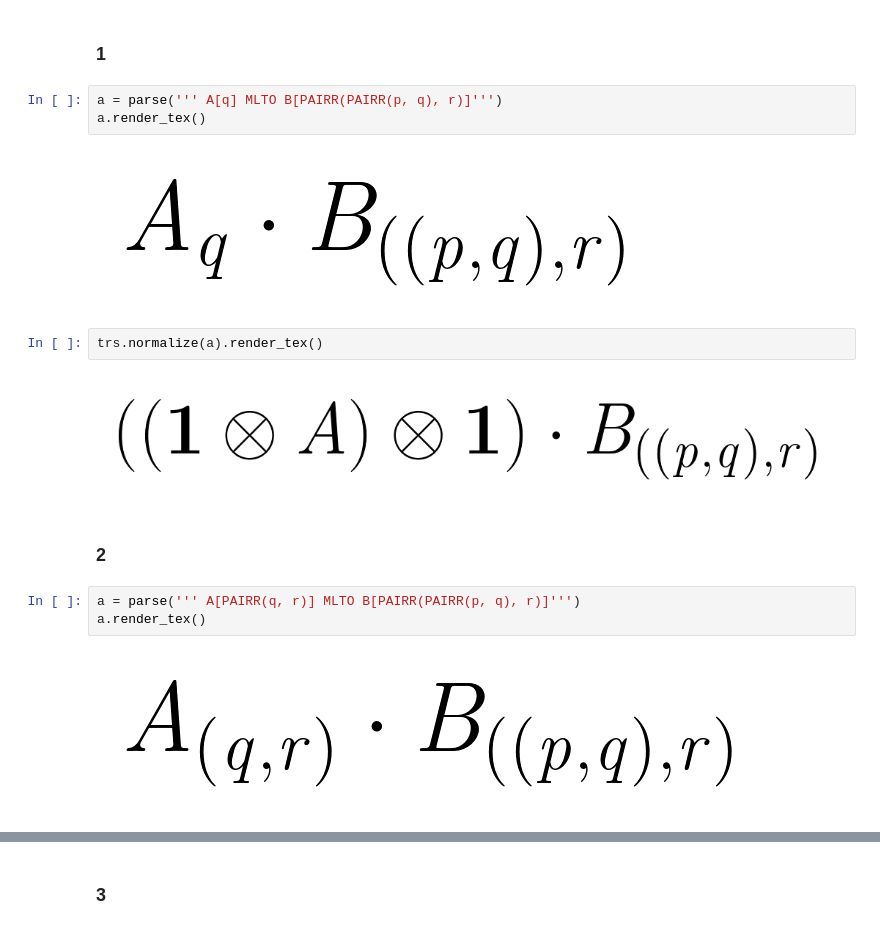
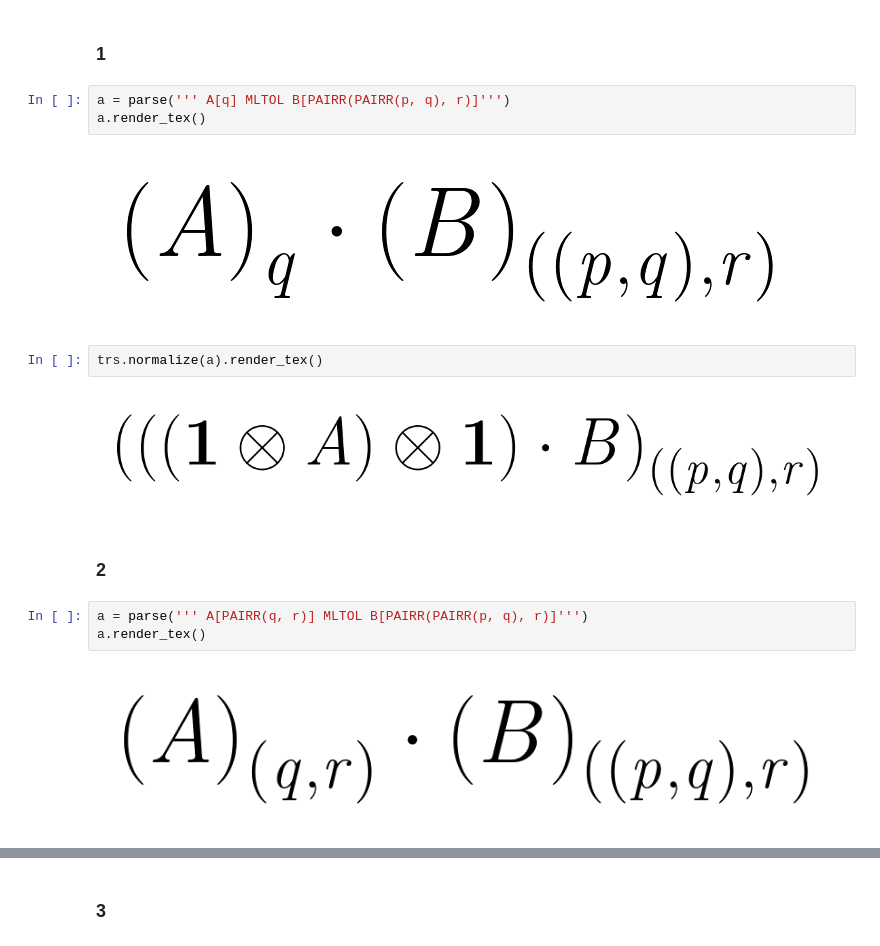
Before and after one commit to LucianoXu/28-Dirac3, a Jupyter notebook: demo.ipynb, the cells around one changed output, grey strips where cells are left out. Saved outputs shown, nothing was run; the diff lists cells and outputs as text.

```diff
--- a/demo.ipynb
+++ b/demo.ipynb
@@ -73,21 +73,21 @@ print(sub)
 # %% [markdown]
 ### 1
 # %%
-a = parse(''' A[q] MLTO B[PAIRR(PAIRR(p, q), r)]''')
+a = parse(''' A[q] MLTOL B[PAIRR(PAIRR(p, q), r)]''')
 a.render_tex()
 # %% [output]
-[figure, old version]
+[figure, new version]
 # %%
 trs.normalize(a).render_tex()
 # %% [output]
-[figure, old version]
+[figure, new version]
 # %% [markdown]
 ### 2
 # %%
-a = parse(''' A[PAIRR(q, r)] MLTO B[PAIRR(PAIRR(p, q), r)]''')
+a = parse(''' A[PAIRR(q, r)] MLTOL B[PAIRR(PAIRR(p, q), r)]''')
 a.render_tex()
 # %% [output]
-[figure, old version]
+[figure, new version]
 # %%
 trs.normalize(a).render_tex()
 # %% [output]
```
Also changed, not shown: parts of 16 cells of this notebook, 20 other files.
